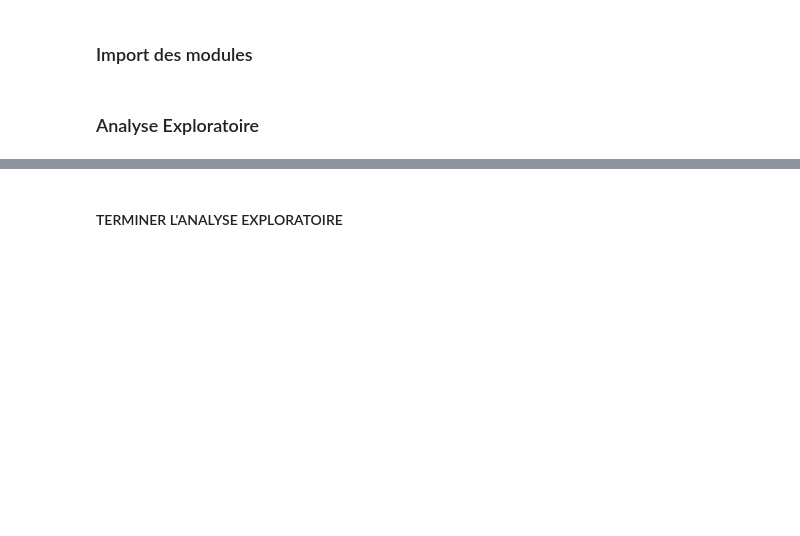
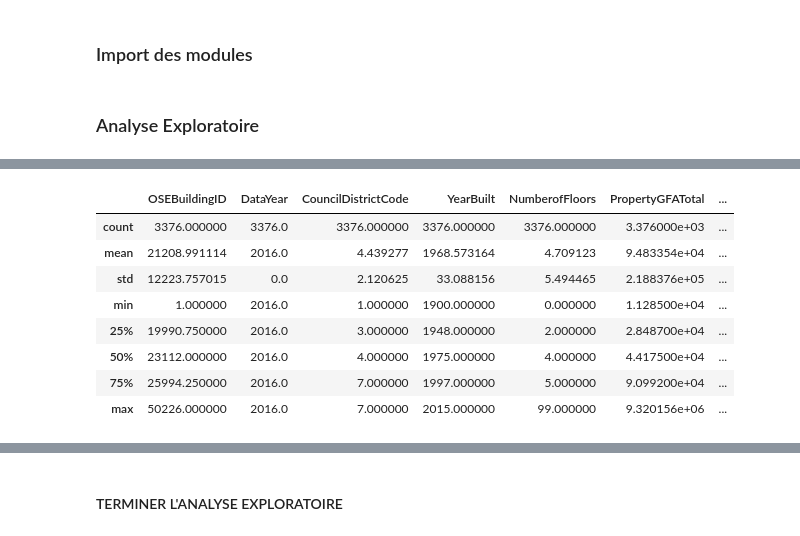
Before and after one commit to IngridFi70/Projet06, a Jupyter notebook: modelisation.ipynb, the cells around one changed output, grey strips where cells are left out. Cells and saved outputs as stored; diff of their text form; code cells hidden in the pictures; blank space fills up the shorter version.

```diff
--- a/modelisation.ipynb
+++ b/modelisation.ipynb
@@ -36,2 +80,14 @@ building_consumption.describe()
+# %%
+building_consumption.describe(include='int64')
+# %% [output]
+|  | OSEBuildingID | DataYear | CouncilDistrictCode | YearBuilt | NumberofFloors | PropertyGFATotal | ... |
+| count | 3376.000000 | 3376.0 | 3376.000000 | 3376.000000 | 3376.000000 | 3.376000e+03 | ... |
+| mean | 21208.991114 | 2016.0 | 4.439277 | 1968.573164 | 4.709123 | 9.483354e+04 | ... |
+| std | 12223.757015 | 0.0 | 2.120625 | 33.088156 | 5.494465 | 2.188376e+05 | ... |
+| min | 1.000000 | 2016.0 | 1.000000 | 1900.000000 | 0.000000 | 1.128500e+04 | ... |
+| 25% | 19990.750000 | 2016.0 | 3.000000 | 1948.000000 | 2.000000 | 2.848700e+04 | ... |
+| 50% | 23112.000000 | 2016.0 | 4.000000 | 1975.000000 | 4.000000 | 4.417500e+04 | ... |
+| 75% | 25994.250000 | 2016.0 | 7.000000 | 1997.000000 | 5.000000 | 9.099200e+04 | ... |
+| max | 50226.000000 | 2016.0 | 7.000000 | 2015.000000 | 99.000000 | 9.320156e+06 | ... |
 # %%
 building_consumption.describe(include='object')
```
Also changed, not shown: parts of 18 cells of this notebook.
